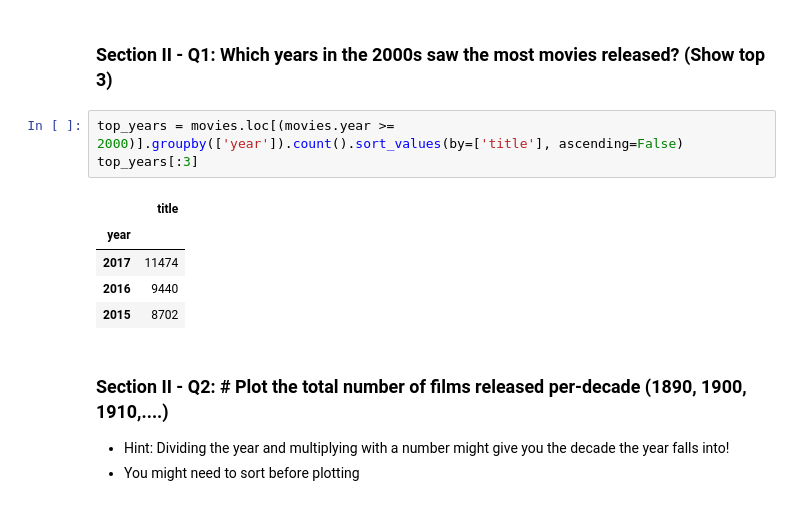
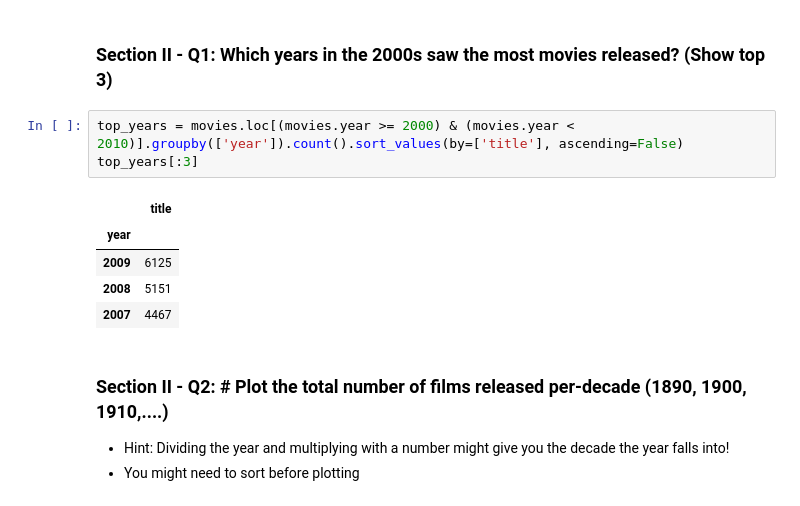
Before and after one commit to chartyboy/mec-mini-projects, a Jupyter notebook: mec-5.3.10-data-wranging-with-pandas-mini-project/Mini_Project_Data_Wrangling_Pandas.ipynb, the cells around one changed output. Drawn from its saved outputs; the diff is of its cells as text.

```diff
--- a/mec-5.3.10-data-wranging-with-pandas-mini-project/Mini_Project_Data_Wrangling_Pandas.ipynb
+++ b/mec-5.3.10-data-wranging-with-pandas-mini-project/Mini_Project_Data_Wrangling_Pandas.ipynb
@@ -394,14 +398,14 @@ top_ten.plot(kind='barh')
 # %% [markdown]
 ### Section II - Q1:  Which years in the 2000s saw the most movies released? (Show top 3)
 # %%
-top_years = movies.loc[(movies.year >= 2000)].groupby(['year']).count().sort_values(by=['title'], ascending=False)
+top_years = movies.loc[(movies.year >= 2000) & (movies.year < 2010)].groupby(['year']).count().sort_values(by=['title'], ascending=False)
 top_years[:3]
 # %% [output]
 |  | title |
 | year |  |
-| 2017 | 11474 |
-| 2016 | 9440 |
-| 2015 | 8702 |
+| 2009 | 6125 |
+| 2008 | 5151 |
+| 2007 | 4467 |
 # %% [markdown]
 ### Section II - Q2: # Plot the total number of films released per-decade (1890, 1900, 1910,....)
 - Hint: Dividing the year and multiplying with a number might give you the decade the year falls into!
```
Also changed, not shown: parts of 11 cells of this notebook, 14 other files.
